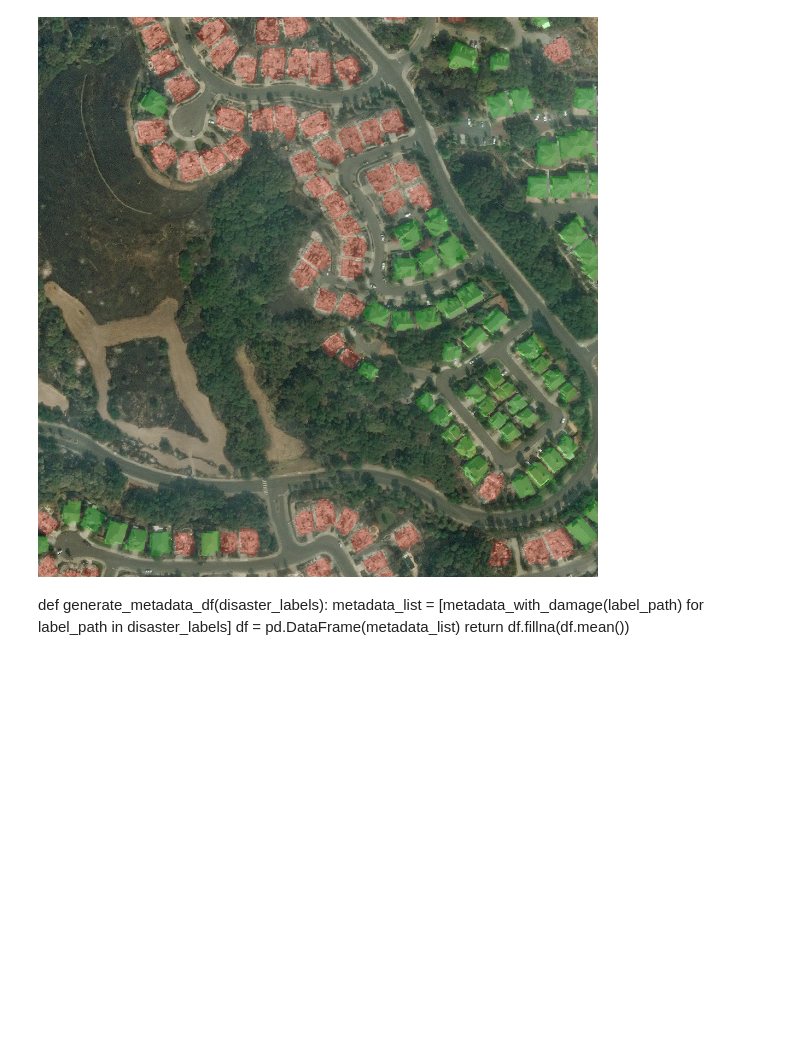
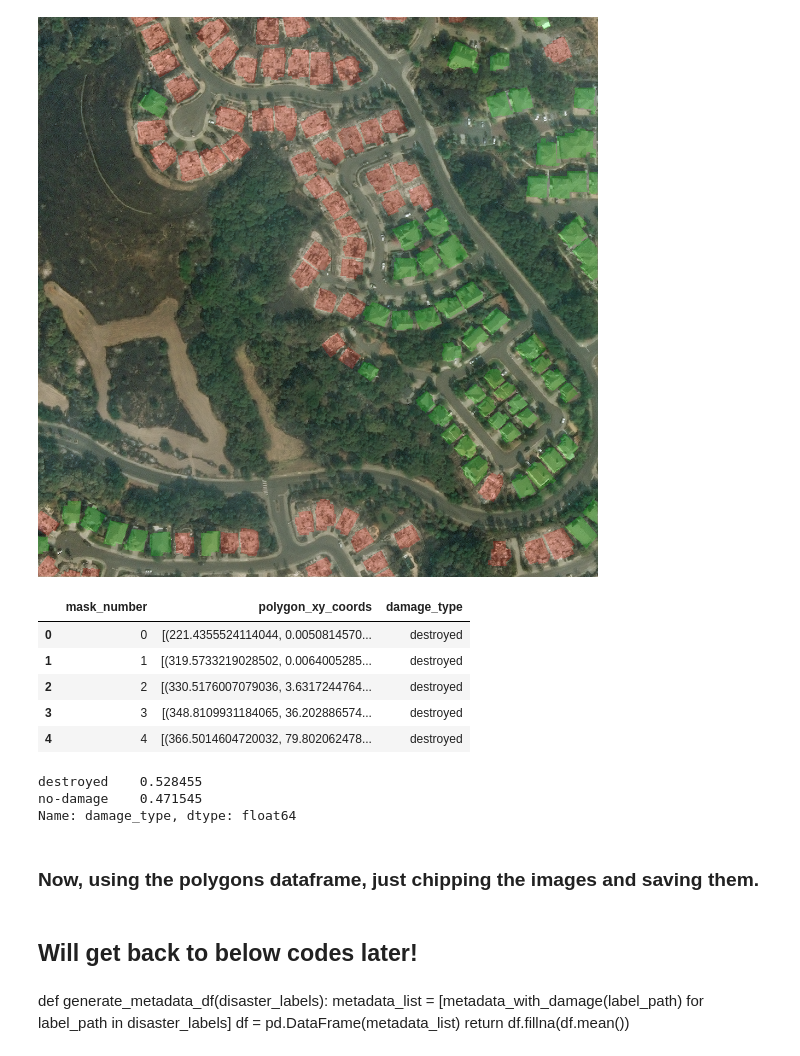
Before and after one commit to saiedmighani/Damage_classification_CNN_post_fire_satellite, a Jupyter notebook: codes/P02_Data_Cleaning_Imageview.ipynb, the cells around one changed output. Saved outputs shown, nothing was run; the diff lists cells and outputs as text; code cells hidden in the pictures; blank space fills up the shorter version.

```diff
--- a/codes/P02_Data_Cleaning_Imageview.ipynb
+++ b/codes/P02_Data_Cleaning_Imageview.ipynb
@@ -127,3 +127,52 @@ display_img(disaster_labels[0], time='post', annotated=True)
 # %% [output]
 santa-rosa-wildfire_00000015_post_disaster.png
 [figure]
+# %%
+wkt_polygons = []
+json_path = "../datasets/train/labels/santa-rosa-wildfire_00000015_post_disaster.json"
+with open(json_path) as json_file:
+        image_json = json.load(json_file)
+
+coords = image_json['features']['xy']
+
+for coord in coords:
+    damage = get_damage_type(coord['properties'])
+    wkt_polygons.append((damage, coord['wkt']))
+
+polygons = []
+polygon_coords = []
+
+for damage, swkt in wkt_polygons:
+    polygons.append((damage, wkt.loads(swkt)))
+    polygon_coords.append((wkt.loads(swkt)))
+
+cnt = -1
+polygon_list = []
+damage_list = []
+mask_number = []
+for damage, polygon in polygons:
+    cnt+=1
+    x,y = polygon.exterior.coords.xy
+    polygon_list.append(list(zip(x,y)))
+    damage_list.append(damage)
+    mask_number.append(cnt)
+    #print(polygon)
+
+masks_df = pd.DataFrame({"mask_number": mask_number, "polygon_xy_coords": polygon_list, "damage_type": damage_list})
+# %%
+masks_df.head()
+# %% [output]
+|  | mask_number | polygon_xy_coords | damage_type |
+| 0 | 0 | [(221.4355524114044, 0.0050814570... | destroyed |
+| 1 | 1 | [(319.5733219028502, 0.0064005285... | destroyed |
+| 2 | 2 | [(330.5176007079036, 3.6317244764... | destroyed |
+| 3 | 3 | [(348.8109931184065, 36.202886574... | destroyed |
+| 4 | 4 | [(366.5014604720032, 79.802062478... | destroyed |
+# %%
+masks_df["damage_type"].value_counts(normalize = True)
+# %% [output]
+destroyed    0.528455
+no-damage    0.471545
+Name: damage_type, dtype: float64
+# %% [markdown]
+### Now, using the polygons dataframe, just chipping the images and saving them.
@@ -130,3 +205,5 @@ santa-rosa-wildfire_00000015_post_disaster.png
+# %% [markdown]
+## Will get back to below codes later!
 # %%
 # Get polygons center coords (lat, long)
 def get_centroid(coords):
```
Also changed, not shown: parts of 1 cell of this notebook, 2 other files.
